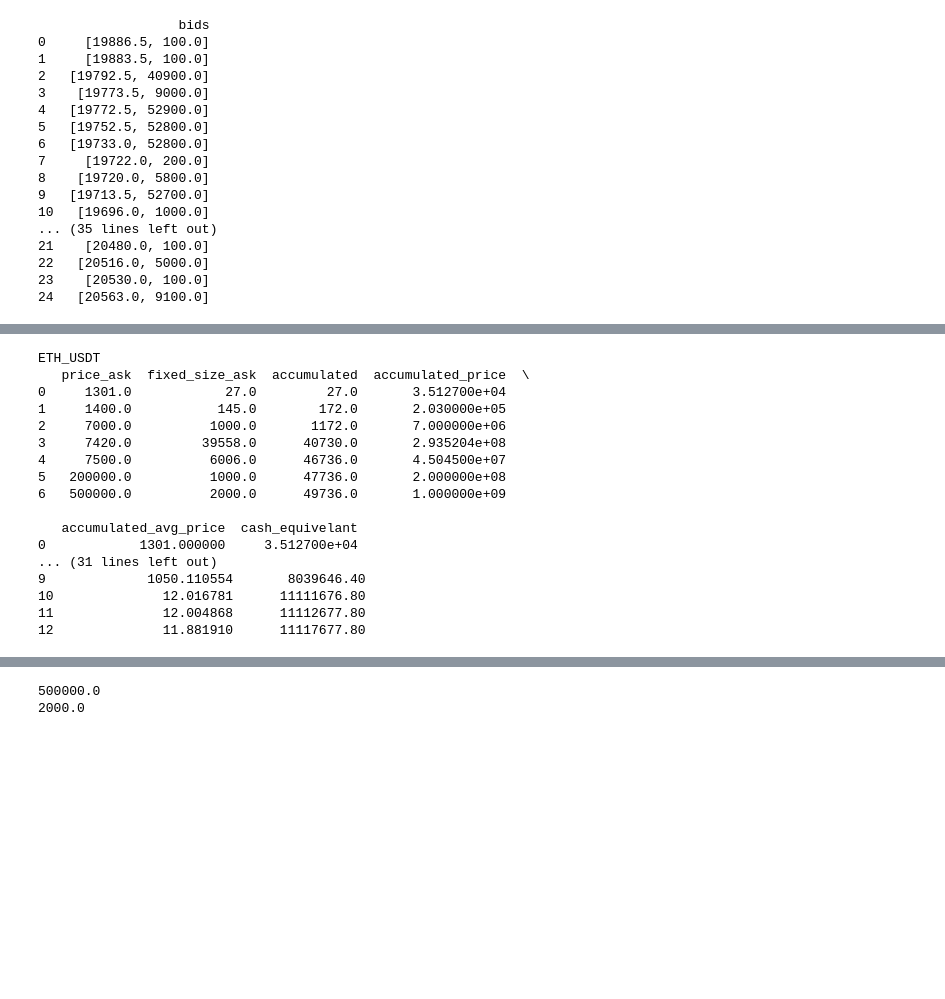
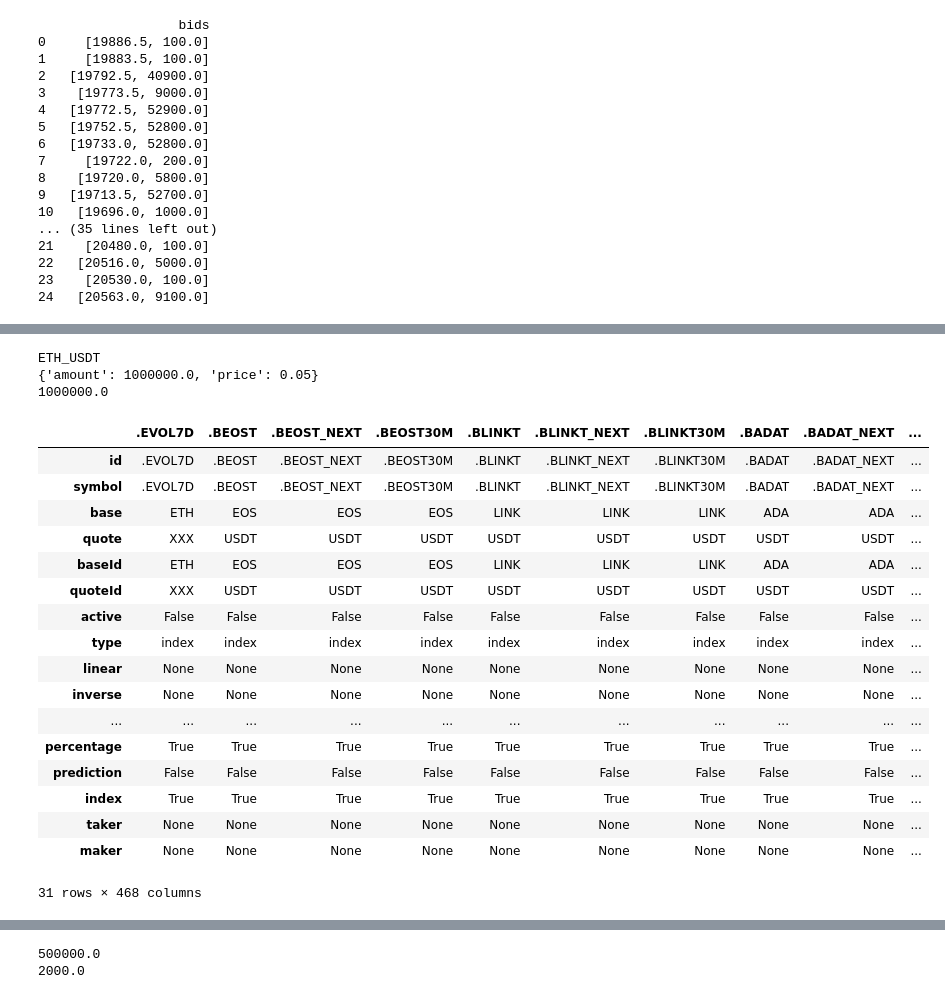
Before and after one commit to massnomis/21, a Jupyter notebook: test.ipynb, the cells around one changed output, grey strips where cells are left out. Drawn from its saved outputs; the diff is of its cells as text; code cells hidden in the pictures; blank space fills up the shorter version.

```diff
--- a/test.ipynb
+++ b/test.ipynb
@@ -185,13 +167,14 @@ exchange = ccxt.bitmex({
 if 'test' in exchange.urls:
     exchange.urls['api'] = exchange.urls['test'] # ←----- switch the base URL to testnet
 x = pd.DataFrame(exchange.load_markets())
-symbol = st.selectbox("pair", (pd.DataFrame(exchange.load_markets()).columns), index = 494 )
+symbol = "ETH_USDT"
+# st.selectbox("pair", (pd.DataFrame(exchange.load_markets()).columns), index = 494 )
 print(symbol)
-st.write(x.astype(str))
+# st.write(x.astype(str))
 precision = (x[symbol]['precision'])
 precision_amount = precision['amount']
-# st.write(precision)
-# st.write(precision_amount)
+print(precision)
+print(precision_amount)
 # info = (x[symbol]['info'])
 # info = pd.DataFrame(info)
 # st.write(info)
@@ -235,26 +218,39 @@ bids['cash_equivelant'] = bids['accumulated'] * bids['accumulated_avg_price']
 #     cols[1].write(asks)
 # st.write(asks,bids, use_container_width=True)
 # st.write(asks_update,bids_update, use_container_width=True)
-print(asks)
-print(bids)
+# print(asks)
+# print(bids)
 # %% [output]
 ETH_USDT
-   price_ask  fixed_size_ask  accumulated  accumulated_price  \
-0     1301.0            27.0         27.0       3.512700e+04
-1     1400.0           145.0        172.0       2.030000e+05
-2     7000.0          1000.0       1172.0       7.000000e+06
-3     7420.0         39558.0      40730.0       2.935204e+08
-4     7500.0          6006.0      46736.0       4.504500e+07
-5   200000.0          1000.0      47736.0       2.000000e+08
-6   500000.0          2000.0      49736.0       1.000000e+09
-
-   accumulated_avg_price  cash_equivelant
-0            1301.000000     3.512700e+04
-... (31 lines left out)
-9             1050.110554       8039646.40
-10              12.016781      11111676.80
-11              12.004868      11112677.80
-12              11.881910      11117677.80
+{'amount': 1000000.0, 'price': 0.05}
+1000000.0
+# %%
+load_makets_for_data = pd.DataFrame(exchange.load_markets()).astype(str)
+# load_makets_for_data = load_makets_for_data[load_makets_for_data.active != 'False']
+# load_makets_for_d =
+# load_makets_for_data = load_makets_for_data.drop(load_makets_for_data.iloc[:, 1:30], inplace=False, axis=1)
+# print(load_makets_for_d)
+# load_makets_for_data = load_makets_for_data.drop(columns=[load_makets_for_d])
+load_makets_for_data
+# %% [output]
+|  | .EVOL7D | .BEOST | .BEOST_NEXT | .BEOST30M | .BLINKT | .BLINKT_NEXT | .BLINKT30M | .BADAT | .BADAT_NEXT | ... |
+| id | .EVOL7D | .BEOST | .BEOST_NEXT | .BEOST30M | .BLINKT | .BLINKT_NEXT | .BLINKT30M | .BADAT | .BADAT_NEXT | ... |
+| symbol | .EVOL7D | .BEOST | .BEOST_NEXT | .BEOST30M | .BLINKT | .BLINKT_NEXT | .BLINKT30M | .BADAT | .BADAT_NEXT | ... |
+| base | ETH | EOS | EOS | EOS | LINK | LINK | LINK | ADA | ADA | ... |
+| quote | XXX | USDT | USDT | USDT | USDT | USDT | USDT | USDT | USDT | ... |
+| baseId | ETH | EOS | EOS | EOS | LINK | LINK | LINK | ADA | ADA | ... |
+| quoteId | XXX | USDT | USDT | USDT | USDT | USDT | USDT | USDT | USDT | ... |
+| active | False | False | False | False | False | False | False | False | False | ... |
+| type | index | index | index | index | index | index | index | index | index | ... |
+| linear | None | None | None | None | None | None | None | None | None | ... |
+| inverse | None | None | None | None | None | None | None | None | None | ... |
+| ... | ... | ... | ... | ... | ... | ... | ... | ... | ... | ... |
+| percentage | True | True | True | True | True | True | True | True | True | ... |
+| prediction | False | False | False | False | False | False | False | False | False | ... |
+| index | True | True | True | True | True | True | True | True | True | ... |
+| taker | None | None | None | None | None | None | None | None | None | ... |
+| maker | None | None | None | None | None | None | None | None | None | ... |
+31 rows × 468 columns
 # %%
 # asks.head()
 
```
Also changed, not shown: parts of 12 cells of this notebook, 1 other file.
